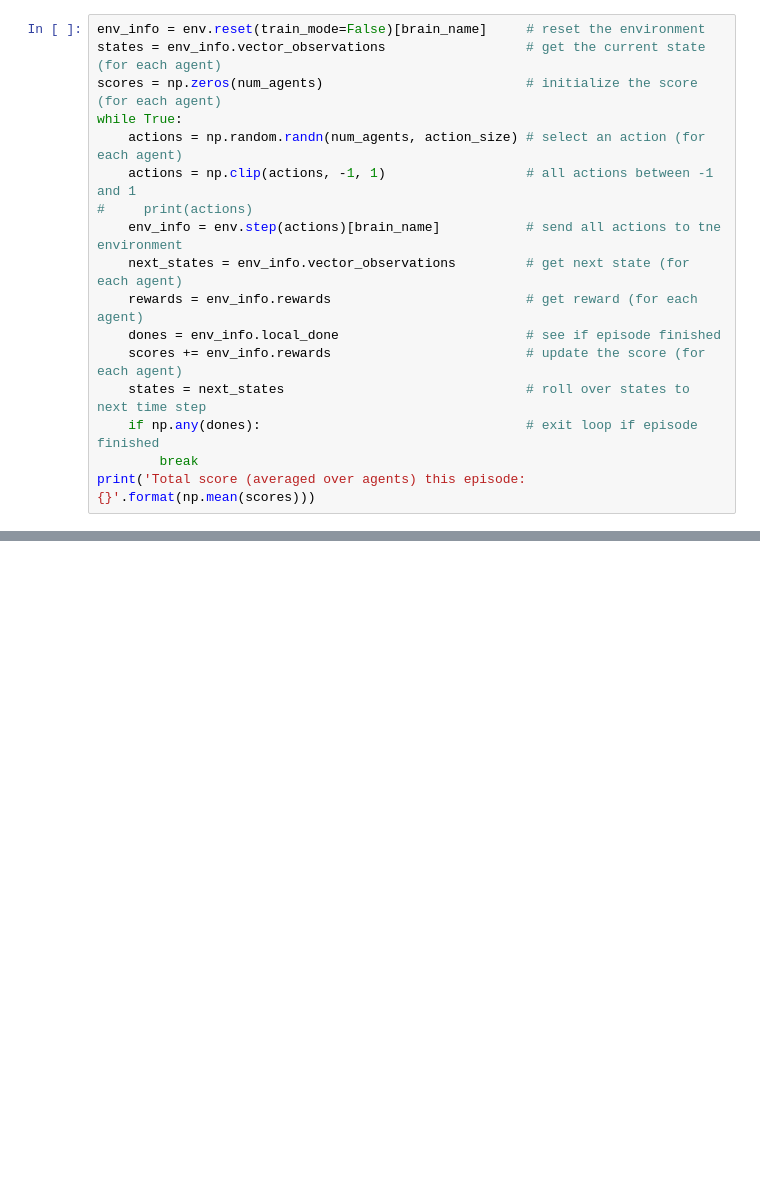
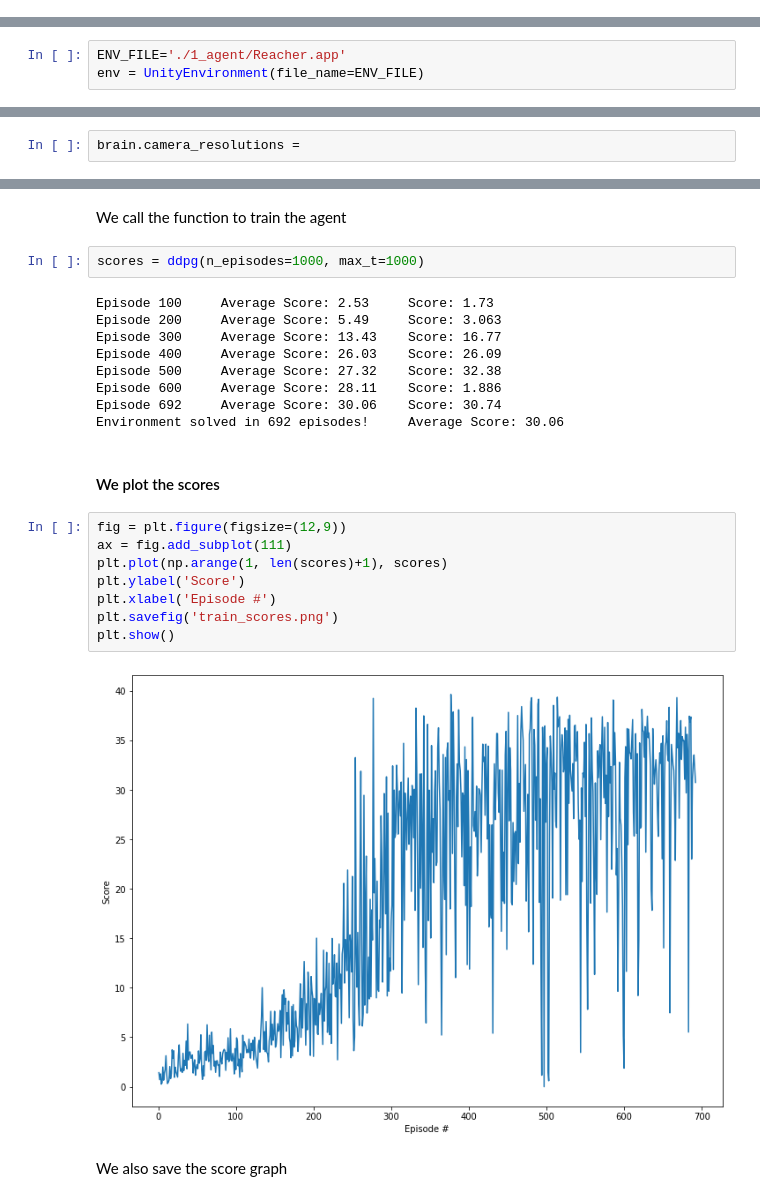
Before and after one commit to xaviniet/udacity-drlnd-2-continuous-control, a Jupyter notebook: Continuous_Control.ipynb, the cells around one changed output, grey strips where cells are left out. Drawn from its saved outputs; the diff is of its cells as text; blank space fills up the shorter version.

```diff
--- a/Continuous_Control.ipynb
+++ b/Continuous_Control.ipynb
@@ -105,17 +0,0 @@ Of course, as part of the project, you'll have to change the code so that the ag
-# %%
-env_info = env.reset(train_mode=False)[brain_name]     # reset the environment
-states = env_info.vector_observations                  # get the current state (for each agent)
-scores = np.zeros(num_agents)                          # initialize the score (for each agent)
-while True:
-    actions = np.random.randn(num_agents, action_size) # select an action (for each agent)
-    actions = np.clip(actions, -1, 1)                  # all actions between -1 and 1
-#     print(actions)
-    env_info = env.step(actions)[brain_name]           # send all actions to tne environment
-    next_states = env_info.vector_observations         # get next state (for each agent)
-    rewards = env_info.rewards                         # get reward (for each agent)
-    dones = env_info.local_done                        # see if episode finished
-    scores += env_info.rewards                         # update the score (for each agent)
-    states = next_states                               # roll over states to next time step
-    if np.any(dones):                                  # exit loop if episode finished
-        break
-print('Total score (averaged over agents) this episode: {}'.format(np.mean(scores)))
@@ -151,0 +27,3 @@ env_info = env.reset(train_mode=True)[brain_name]
+# %%
+ENV_FILE='./1_agent/Reacher.app'
+env = UnityEnvironment(file_name=ENV_FILE)
@@ -151,0 +57,2 @@ env_info = env.reset(train_mode=True)[brain_name]
+# %%
+brain.camera_resolutions =
@@ -151,0 +173,27 @@ env_info = env.reset(train_mode=True)[brain_name]
+# %% [markdown]
+We call the function to train the agent
+# %%
+scores = ddpg(n_episodes=1000, max_t=1000)
+# %% [output]
+Episode 100     Average Score: 2.53     Score: 1.73
+Episode 200     Average Score: 5.49     Score: 3.063
+Episode 300     Average Score: 13.43    Score: 16.77
+Episode 400     Average Score: 26.03    Score: 26.09
+Episode 500     Average Score: 27.32    Score: 32.38
+Episode 600     Average Score: 28.11    Score: 1.886
+Episode 692     Average Score: 30.06    Score: 30.74
+Environment solved in 692 episodes!     Average Score: 30.06
+# %% [markdown]
+#### We plot the scores
+# %%
+fig = plt.figure(figsize=(12,9))
+ax = fig.add_subplot(111)
+plt.plot(np.arange(1, len(scores)+1), scores)
+plt.ylabel('Score')
+plt.xlabel('Episode #')
+plt.savefig('train_scores.png')
+plt.show()
+# %% [output]
+[figure, added]
+# %% [markdown]
+We also save the score graph
```
Also changed, not shown: parts of 33 cells of this notebook, 8 other files.
